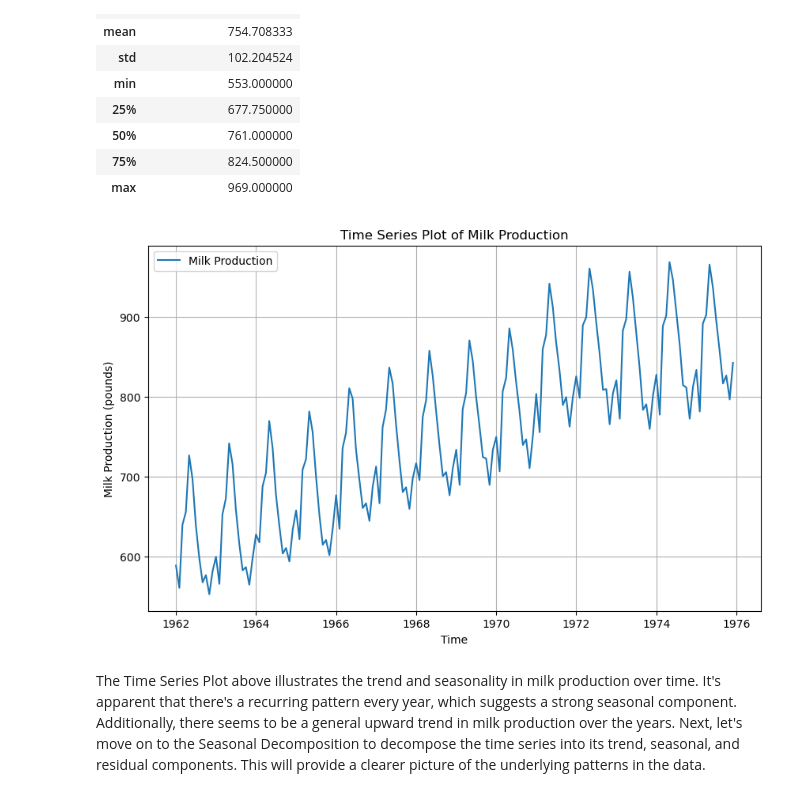
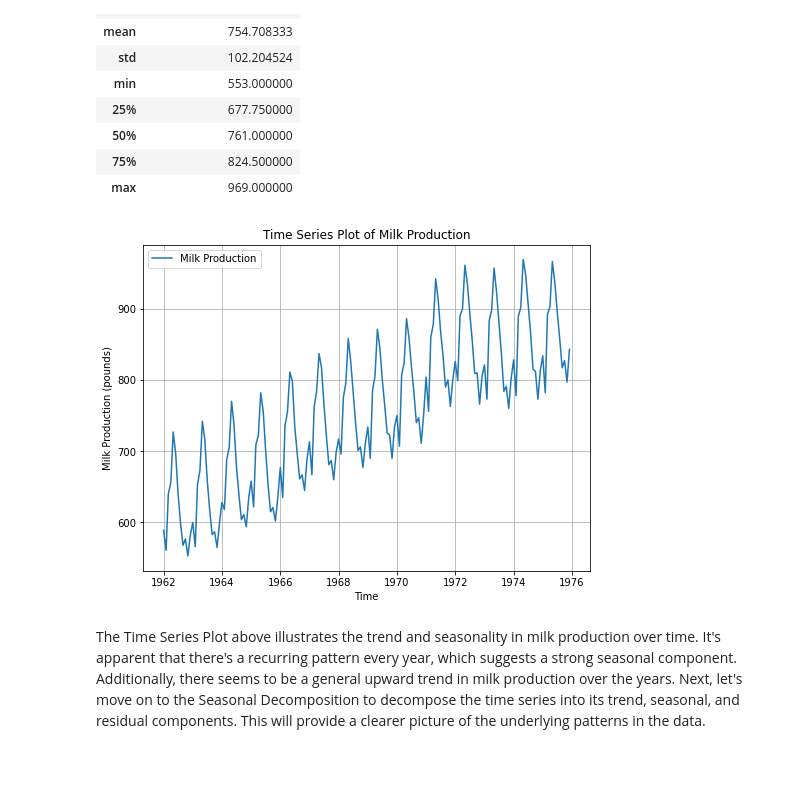
Before and after one commit to realdanielbyrne/N-BEATS-Lightning, a Jupyter notebook: simple_example.ipynb, the cells around one changed output. Drawn from its saved outputs; the diff is of its cells as text; code cells hidden in the pictures; blank space fills up the shorter version.

```diff
--- a/simple_example.ipynb
+++ b/simple_example.ipynb
@@ -53,18 +59,18 @@ milk.describe()
 # %%
 # Convert the 'month' column to datetime format
 milk['month'] = pd.to_datetime(milk.index)
 
 # Create Time Series Plot
-plt.figure(figsize=(10, 6))
+plt.figure(figsize=(8, 6))
 plt.plot(milk['month'], milk['milk_production_pounds'], label='Milk Production')
 plt.title('Time Series Plot of Milk Production')
 plt.xlabel('Time')
 plt.ylabel('Milk Production (pounds)')
 plt.legend()
 plt.grid(True)
 plt.show()
 # %% [output]
-[figure, old version]
+[figure, new version]
 # %% [markdown]
 The Time Series Plot above illustrates the trend and seasonality in milk production over time.
 It's apparent that there's a recurring pattern every year, which suggests a strong seasonal
```
Also changed, not shown: parts of 20 cells of this notebook, 7 other files.
